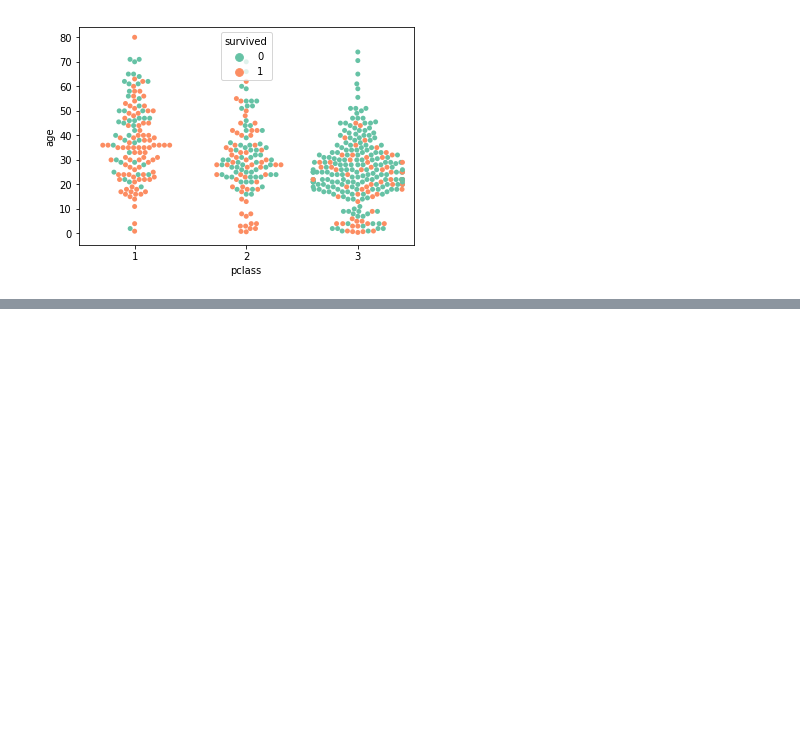
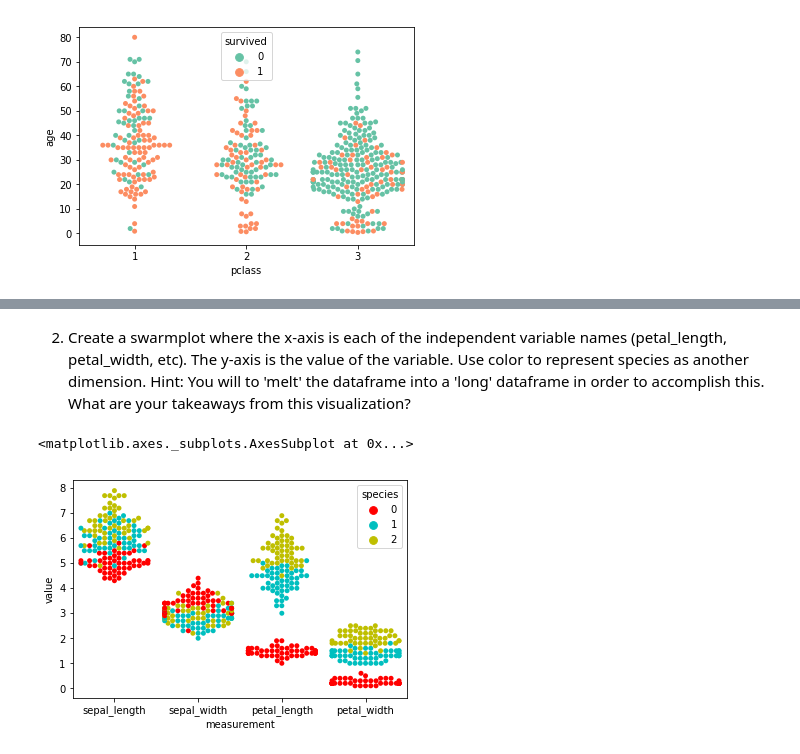
Before and after one commit to escalante-eric/ds-methodologies-exercises, a Jupyter notebook: Classification/explore.ipynb, the cells around one changed output, grey strips where cells are left out. Drawn from its saved outputs; the diff is of its cells as text; code cells hidden in the pictures; blank space fills up the shorter version.

```diff
--- a/Classification/explore.ipynb
+++ b/Classification/explore.ipynb
@@ -95,0 +130,3 @@ sns.swarmplot(x="pclass", y="age", data=train, hue="survived", palette="Set2")
+# %%
+df_iris = acquire.get_iris_data()
+df_iris = prepare.prep_iris(df_iris)
@@ -95,0 +143,12 @@ sns.swarmplot(x="pclass", y="age", data=train, hue="survived", palette="Set2")
+# %% [markdown]
+2. Create a swarmplot where the x-axis is each of the independent variable names (petal_length, petal_width, etc). The y-axis is the value of the variable. Use color to represent species as another dimension. Hint: You will to 'melt' the dataframe into a 'long' dataframe in order to accomplish this. What are your takeaways from this visualization?
+# %%
+# "Melt" the dataset to "long-form" or "tidy" representation
+iris = pd.melt(df_iris, "species", var_name="measurement")
+
+# Draw a categorical scatterplot to show each observation
+sns.swarmplot(x="measurement", y="value", hue="species",
+              palette=["r", "c", "y"], data=iris)
+# %% [output]
+<matplotlib.axes._subplots.AxesSubplot at 0x...>
+[figure, added]
```
Also changed, not shown: parts of 20 cells of this notebook.
